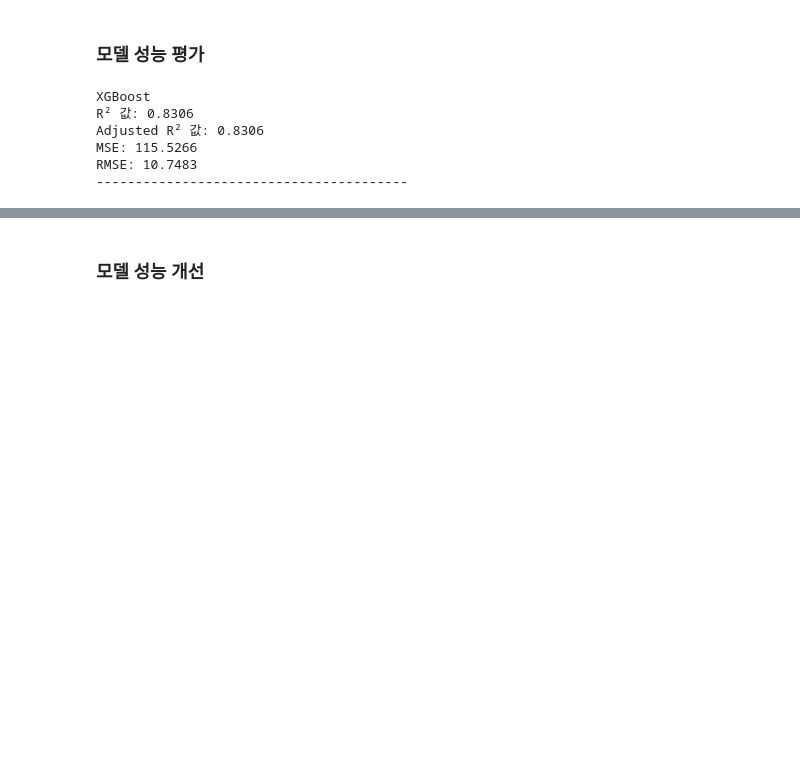
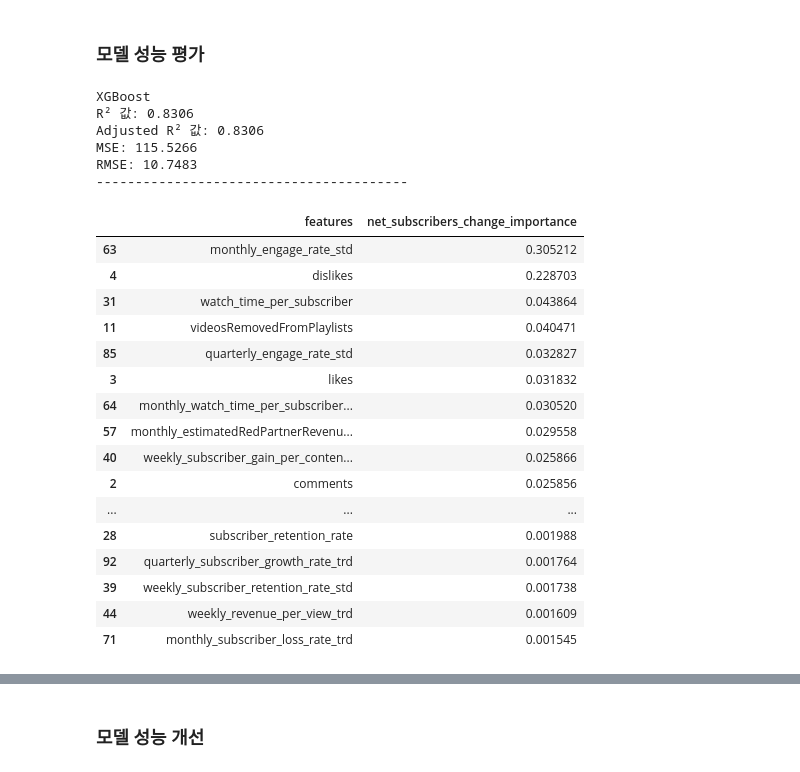
Before and after one commit to kkwann/awake, a Jupyter notebook: 5.Modeling(4).ipynb, the cells around one changed output, grey strips where cells are left out. Saved outputs shown, nothing was run; the diff lists cells and outputs as text; code cells hidden in the pictures; blank space fills up the shorter version.

```diff
--- a/5.Modeling(4).ipynb
+++ b/5.Modeling(4).ipynb
@@ -519,4 +499,5 @@ youtube_videos = youtube_videos.replace([np.inf, -np.inf], 0) ## inf
 # %%
 # 컬럼 정리
 unique_col = youtube_videos.columns[:3]
-x_col = youtube_videos.columns.drop(list(unique_col) + ['estimatedRevenue','estimatedAdRevenue','net_subscribers_change','subscribersGained','subscribersLost','grossRevenue']) ## y값 제거, y값 변수 관여 변수 제거
+remove_col = ['estimatedRevenue','estimatedAdRevenue','grossRevenue','net_subscribers_change','subscribersGained','subscribersLost','ad_playback_rate','monetizedPlaybacks','adImpressions']
+x_col = youtube_videos.columns.drop(list(unique_col) + remove_col) ## y값 제거, y값 변수 관여 변수 제거
@@ -528,6 +505,9 @@ len(x_col)
 # 데이터 분할
 train_data = youtube_videos[youtube_videos['end_date'] <= '2024-02-11']
 test_data = youtube_videos[youtube_videos['end_date'] > '2024-02-11']
+# %%
+train_data = train_data.compute()
+test_data = test_data.compute()
 # %%
 # 불균형 확인
 print(train_data.shape)
@@ -539,16 +519,16 @@ print(test_data.shape)
 ### 모델 기법 적용
 # %%
 # 각 모델 정의
-rf_model = RandomForestRegressor(random_state=42)
-gbm_model = GradientBoostingRegressor(random_state=42)
-lgbm_model = LGBMRegressor(random_state=42)
+# rf_model = RandomForestRegressor(random_state=42)
+# gbm_model = GradientBoostingRegressor(random_state=42)
+# lgbm_model = LGBMRegressor(random_state=42)
 xgb_model = xgb.XGBRegressor(random_state=42)
 
 # 모델 리스트
 models = {
-    'RandomForest': rf_model,
-    'GBM': gbm_model,
-    'LightGBM': lgbm_model,
+    # 'RandomForest': rf_model,
+    # 'GBM': gbm_model,
+    # 'LightGBM': lgbm_model,
     'XGBoost': xgb_model
 }
 # %%
@@ -610,3 +590,29 @@ Adjusted R² 값: 0.8306
 MSE: 115.5266
 RMSE: 10.7483
 ----------------------------------------
+# %%
+# estimatedRevenue_importance = models['XGBoost'].feature_importances_
+# estimatedAdRevenue_importance = models['XGBoost'].feature_importances_
+net_subscribers_change_importance = models['XGBoost'].feature_importances_
+# %%
+pd.DataFrame({
+    'features': x_col,
+    'net_subscribers_change_importance': net_subscribers_change_importance}).sort_values('net_subscribers_change_importance',ascending=False).iloc[:40]
+# %% [output]
+|  | features | net_subscribers_change_importance |
+| 63 | monthly_engage_rate_std | 0.305212 |
+| 4 | dislikes | 0.228703 |
+| 31 | watch_time_per_subscriber | 0.043864 |
+| 11 | videosRemovedFromPlaylists | 0.040471 |
+| 85 | quarterly_engage_rate_std | 0.032827 |
+| 3 | likes | 0.031832 |
+| 64 | monthly_watch_time_per_subscriber... | 0.030520 |
+| 57 | monthly_estimatedRedPartnerRevenu... | 0.029558 |
+| 40 | weekly_subscriber_gain_per_conten... | 0.025866 |
+| 2 | comments | 0.025856 |
+| ... | ... | ... |
+| 28 | subscriber_retention_rate | 0.001988 |
+| 92 | quarterly_subscriber_growth_rate_trd | 0.001764 |
+| 39 | weekly_subscriber_retention_rate_std | 0.001738 |
+| 44 | weekly_revenue_per_view_trd | 0.001609 |
+| 71 | monthly_subscriber_loss_rate_trd | 0.001545 |
```
Also changed, not shown: parts of 9 cells of this notebook, 1 other file.
